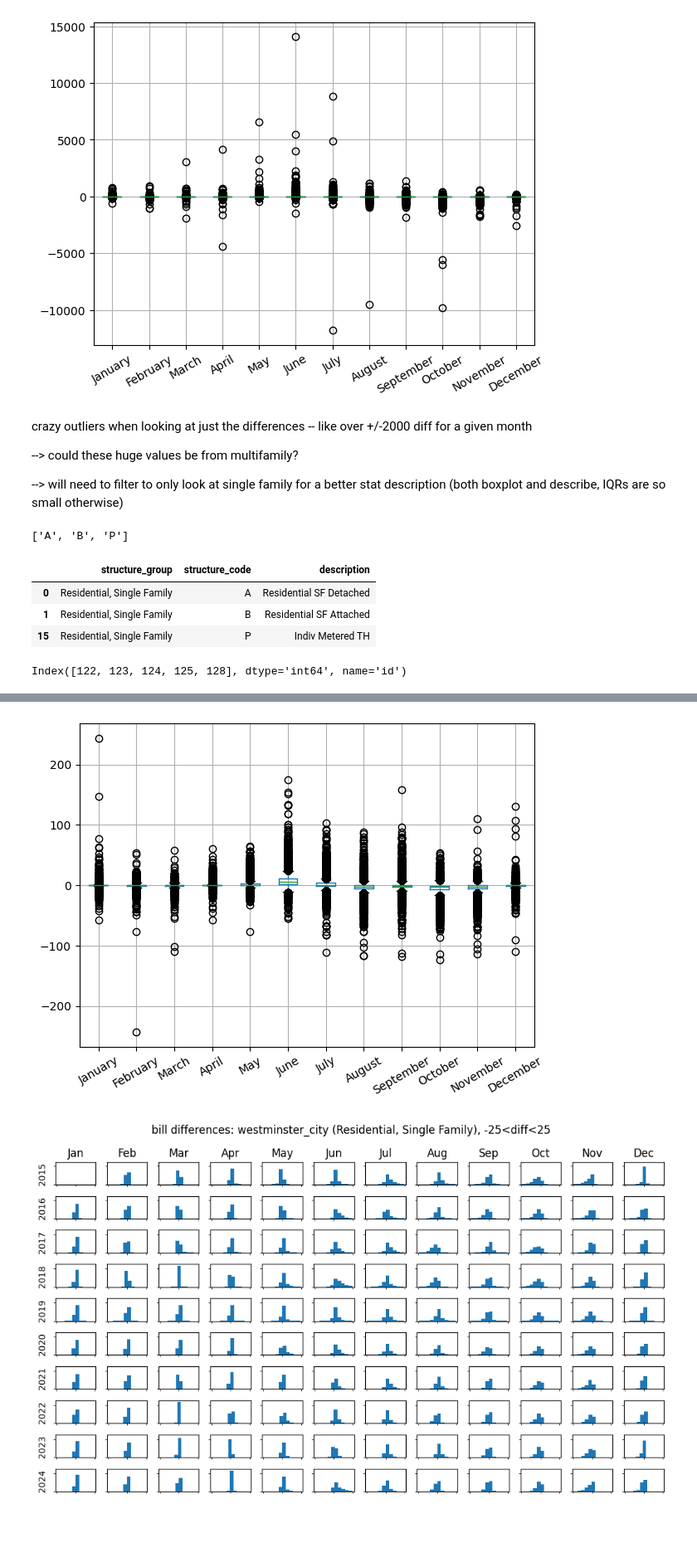
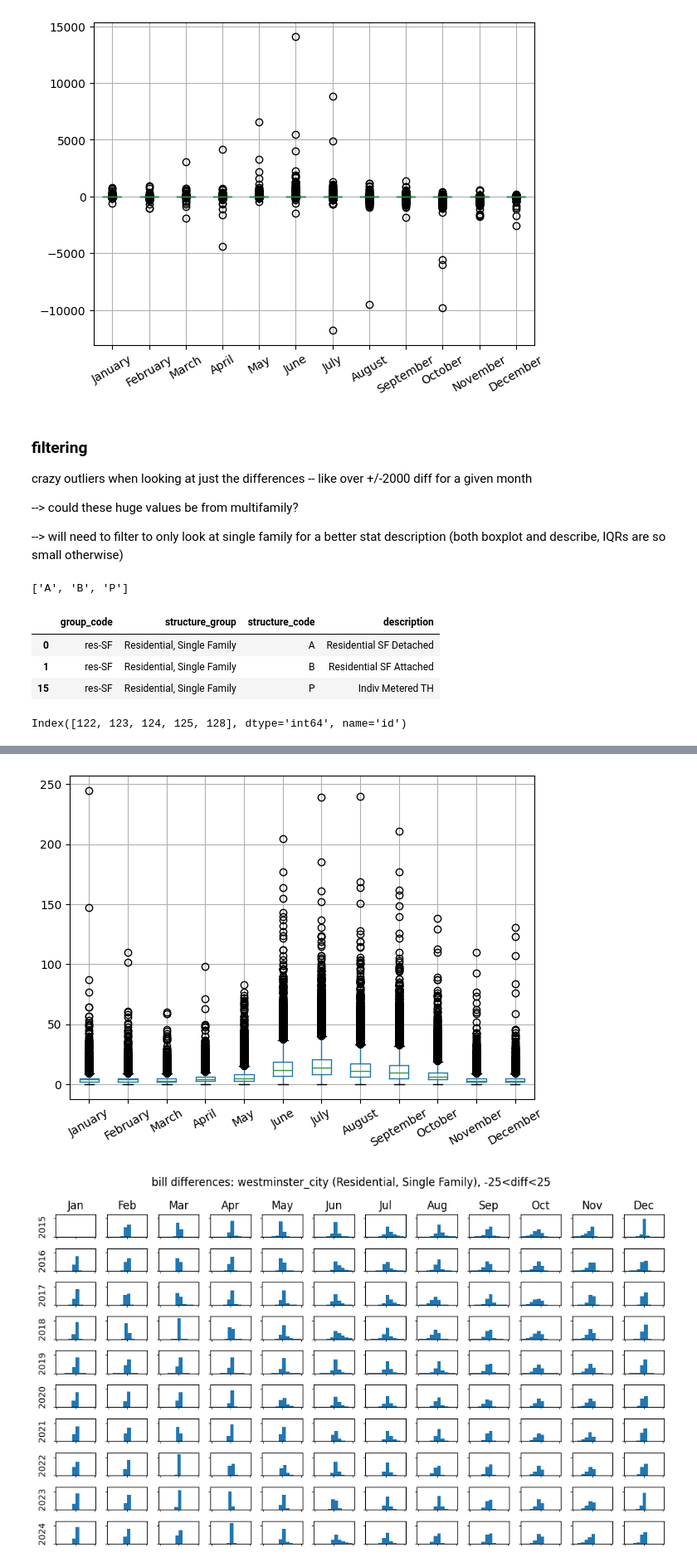
Before and after one commit to jade-fp/hub-gra-cwcb-rates, a Jupyter notebook: analysis_new.ipynb, the cells around one changed output, grey strips where cells are left out. Shown at 83% size. Drawn from its saved outputs; the diff is of its cells as text; code cells hidden in the pictures; blank space fills up the shorter version.

```diff
--- a/analysis_new.ipynb
+++ b/analysis_new.ipynb
@@ -107,7 +110,7 @@ def fxn_construct_table(df: pd.DataFrame, index: list, columns: list):
     else:
         return data[columns]
 # %%
-def fxn_df_duplicates(df: pd.DataFrame, columns: list, type: str):
+def fxn_df_duplicates(df: pd.DataFrame, columns: list, type: str, indexed=True, sort_col='same'):
     '''
     type: 'check','find','drop'
     '''
@@ -120,7 +123,11 @@ def fxn_df_duplicates(df: pd.DataFrame, columns: list, type: str):
         df = df.set_index(columns)
         return df.loc[df.index.duplicated(keep=False), :]
     elif type == 'drop':
-        print('tbd')
+        df = df.sort_values(columns if sort_col == 'same' else sort_col,ascending=False).drop_duplicates(subset=columns)
+        if indexed:
+            return df.set_index(columns).sort_index()
+        else:
+            return df
 # %%
 def fxn_pretty_table(styler, title: str, description: str):
     '''
@@ -1059,7 +1098,7 @@ for provider in data_household: # set groups for each provider
 for provider in data_household.keys(): # load data into each group for each provider
     try:
         for group in data_household_groups:
-            try:
+            try: # import csv for each group if exists
                 data_household[provider][group] = pd.read_csv(f'utility-data/z_household_imports/{provider}_{group}.csv')
                 if 'id' in data_household[provider][group].columns: # set id as index when available
                     data_household[provider][group] = data_household[provider][group].set_index('id').sort_index()
@@ -1070,7 +1109,32 @@ for provider in data_household.keys(): # load data into each group for each prov
                         data_household[provider][group].columns = data_household[provider][group].columns.astype('int32')
                     except:
                         pass
-            except:
+            except: # if file not found for group, check for split files (e.g., by year) and make df from all found
                 continue
     except:
         continue
+    finally: # check for yearly template files for the provider
+        try:
+            files = []
+            #_ get list of files that match search _#
+            for file in glob.glob(f'utility-data/z_household_imports/{provider}_template_[0-9]*.csv'):
+                files += [file]
+            #_ read each file into a df & concat them all together (parsing date column at same time) _#
+            template_df = pd.concat((pd.read_csv(x,
+                                                 dtype={'id':int,'usage':float,'category':str,'notes':str},
+                                                 parse_dates=[1],
+                                                 date_format={'date':'%m/%d/%Y'}) for x in files),
+                                    ignore_index=True)
+            #_ drop duplicates id & date entries (keep largest 'usage' value) | fxn also sets & sorts index _#
+            template_df = fxn_df_duplicates(template_df,columns=['id','date'],type='drop',sort_col=['usage'])
+            #_ aggregate by month (sum only usage), set to month start, to simplify data
+            template_df = template_df.groupby([pd.Grouper(level='id'),
+                                    pd.Grouper(level='date',freq='MS')]
+                                    ).agg({'usage':'sum','category':'first','notes':'first'}) # ,'Residential Customer Category':'first'
+            data_household[provider]['usage'] = template_df['usage'].unstack()
+            data_household[provider]['accounts'] = template_df['category'].unstack()
+            # NOTE not currently creating df for 'notes'
+
+            del files, template_df
+        except:
+            continue
@@ -1286,6 +1932,8 @@ plt.show()
 # %% [output]
 [figure]
 # %% [markdown]
+### filtering
+
 crazy outliers when looking at just the differences -- like over +/-2000 diff for a given month
 
 --> could these huge values be from multifamily?
@@ -1300,10 +1948,10 @@ code_filter
 # %%
 df['structures'][df['structures']['structure_group']== sel_category]
 # %% [output]
-|  | structure_group | structure_code | description |
-| 0 | Residential, Single Family | A | Residential SF Detached |
-| 1 | Residential, Single Family | B | Residential SF Attached |
-| 15 | Residential, Single Family | P | Indiv Metered TH |
+|  | group_code | structure_group | structure_code | description |
+| 0 | res-SF | Residential, Single Family | A | Residential SF Detached |
+| 1 | res-SF | Residential, Single Family | B | Residential SF Attached |
+| 15 | res-SF | Residential, Single Family | P | Indiv Metered TH |
 # %%
 # df['accounts'].where(df['accounts'].isin(code_filter)).dropna().head()
 
@@ -1324,14 +1972,14 @@ filtered_df.diff(axis=1).describe()
 | 75% | NaN | 0.000000 | 1.000000 | 2.000000 | 0.000000 | 3.000000 | 7.000000 | 5.000000 | ... |
 | max | NaN | 37.000000 | 52.000000 | 98.000000 | 120.000000 | 145.000000 | 215.000000 | 218.000000 | ... |
 # %%
-filtered_df.diff(axis=1)[filtered_df.columns[filtered_df.columns.year==2018]].boxplot() # .month==5
+filtered_df[filtered_df.columns[filtered_df.columns.year==2018]].boxplot() # .month==5
 #.hist(grid=False)
 # .iloc[:20]
 plt.gca().xaxis.set_ticklabels(month_list[filtered_df.columns[filtered_df.columns.year==2018].month-1],rotation=30) # .month==6].year
 plt.tight_layout()
 plt.show()
 # %% [output]
-[figure, old version]
+[figure, new version]
 # %%
 diff_range = 25 # values on either side of 0 to include for the calculated differences
 
```
Also changed, not shown: parts of 44 cells of this notebook.
